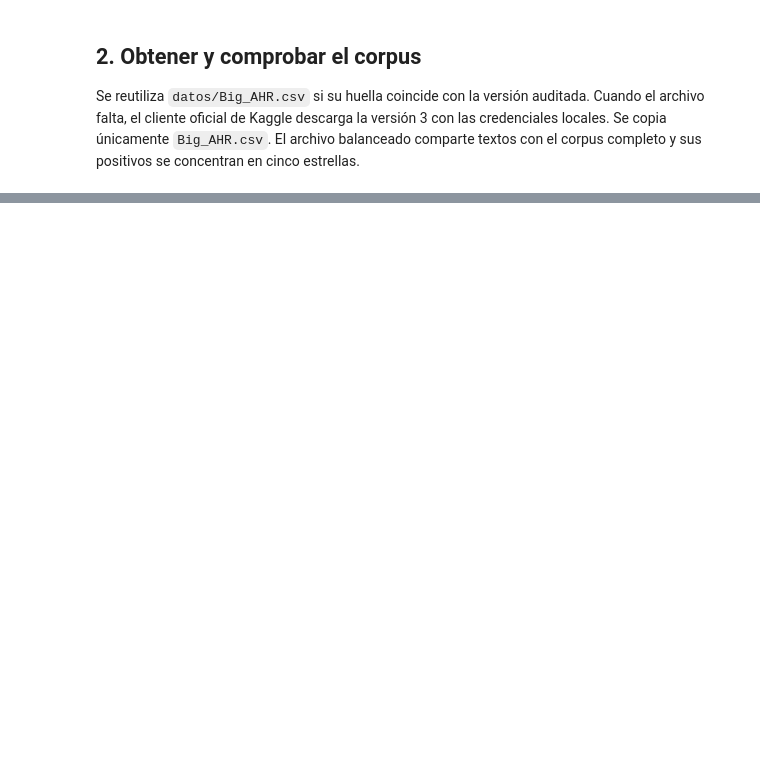
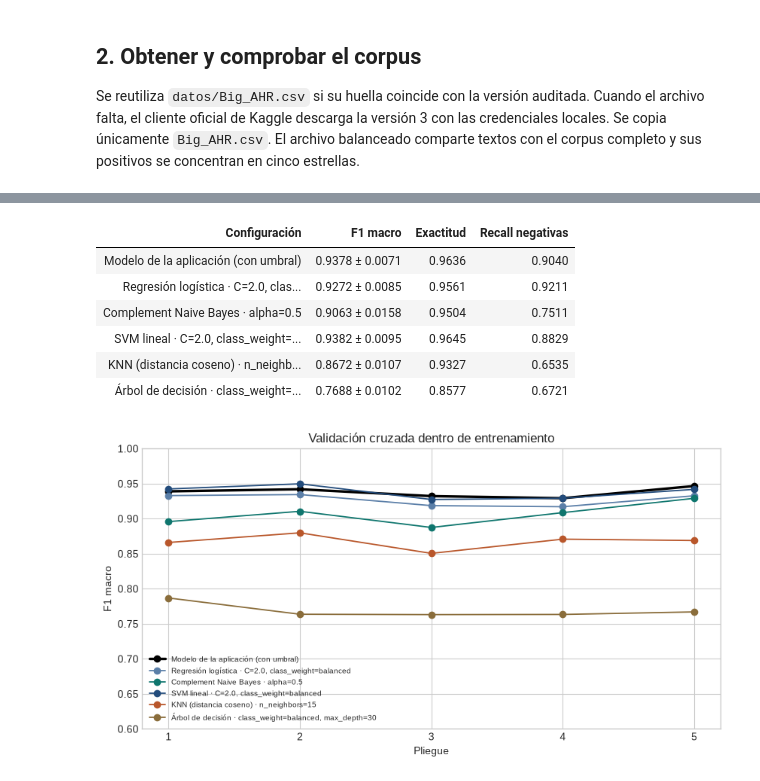
Before and after one commit to bvelastegui/hotel-reviews-ml, a Jupyter notebook: modelo_resenas.ipynb, the cells around one changed output, grey strips where cells are left out. Saved outputs shown, nothing was run; the diff lists cells and outputs as text; code cells hidden in the pictures; blank space fills up the shorter version.

```diff
--- a/modelo_resenas.ipynb
+++ b/modelo_resenas.ipynb
@@ -613,0 +704,78 @@ El desempeño mide la concordancia con etiquetas derivadas de estrellas en AHR.
+# %%
+def validacion_cruzada(configuraciones, filas, grupos_por_id, pliegues=5):
+    """Rota pliegues por grupos dentro de `filas` y reajusta cada pipeline por pliegue."""
+    from sklearn.base import clone
+
+    textos, etiquetas = textos_y_etiquetas(filas)
+    grupos = [grupos_por_id[fila["id"]] for fila in filas]
+    resultados = {nombre: [] for nombre in configuraciones}
+    divisor = StratifiedGroupKFold(n_splits=pliegues, shuffle=True, random_state=SEMILLA)
+    for numero, (ajuste, evaluacion) in enumerate(divisor.split(textos, etiquetas, grupos), start=1):
+        if {grupos[i] for i in ajuste} & {grupos[i] for i in evaluacion}:
+            raise RuntimeError(f"Se repiten grupos entre ajuste y evaluación en el pliegue {numero}")
+        for nombre, pipeline in configuraciones.items():
+            modelo = clone(pipeline).fit([textos[i] for i in ajuste], [etiquetas[i] for i in ajuste])
+            resultado, _ = evaluar(modelo, [filas[i] for i in evaluacion])
+            resultados[nombre].append({
+                "pliegue": numero,
+                "n_ajuste": len(ajuste),
+                "n_evaluacion": len(evaluacion),
+                "f1_macro": resultado["f1_macro"],
+                "exactitud": resultado["exactitud"],
+                "recall_negativas": resultado["negativa"]["recall"],
+            })
+    return resultados
+
+
+if VALIDACION_CRUZADA:
+    configuraciones = {"modelo_de_la_aplicacion": construir_modelo(
+        elegido["modelo"], umbral=valor_umbral, **elegido["parametros"])}
+    for familia, resultado in mejores_familia.items():
+        if familia != "mayoritario":
+            configuraciones[familia] = construir_modelo(familia, **resultado["parametros"])
+    pliegues = validacion_cruzada(configuraciones, conjuntos["entrenamiento"], grupos_por_id)
+    resumen_cv = {
+        nombre: {campo: {"media": mean(p[campo] for p in filas),
+                         "desviacion_estandar_muestral": stdev(p[campo] for p in filas)}
+                 for campo in ("f1_macro", "exactitud", "recall_negativas")}
+        for nombre, filas in pliegues.items()
+    }
+    nombres_cv = {"modelo_de_la_aplicacion": "Modelo de la aplicación (con umbral)",
+                  **{familia: f"{ALGORITMOS[familia]} · {describir_parametros(mejores_familia[familia]['parametros'])}"
+                     for familia in configuraciones if familia != "modelo_de_la_aplicacion"}}
+    display(pd.DataFrame([{
+        "Configuración": nombres_cv[nombre],
+        "F1 macro": f'{r["f1_macro"]["media"]:.4f} ± {r["f1_macro"]["desviacion_estandar_muestral"]:.4f}',
+        "Exactitud": f'{r["exactitud"]["media"]:.4f}',
+        "Recall negativas": f'{r["recall_negativas"]["media"]:.4f}',
+    } for nombre, r in resumen_cv.items()]).style.hide(axis="index"))
+    escribir_json(RESULTADOS / "revision_materia.json", {
+        "alcance": "Validación cruzada posterior a la selección, solo sobre entrenamiento",
+        "scikit_learn": version("scikit-learn"),
+        "n_entrenamiento": len(conjuntos["entrenamiento"]),
+        "sha256_particiones": particiones["sha256_particiones"],
+        "metodo": "StratifiedGroupKFold, 5 pliegues y semilla 42. Pipeline ajustado por pliegue.",
+        "configuraciones": {nombre: describir_modelo(modelo) for nombre, modelo in configuraciones.items()},
+        "resultados_por_pliegue": pliegues,
+        "resumen": resumen_cv,
+    })
+
+    fig, ax = plt.subplots(figsize=(8.5, 4.6))
+    for nombre in configuraciones:
+        color = "black" if nombre == "modelo_de_la_aplicacion" else COLORES_FAMILIA[nombre]
+        ax.plot([p["pliegue"] for p in pliegues[nombre]], [p["f1_macro"] for p in pliegues[nombre]],
+                marker="o", color=color, linewidth=2.4 if nombre == "modelo_de_la_aplicacion" else 1.3,
+                label=nombres_cv[nombre])
+    ax.set(title="Validación cruzada dentro de entrenamiento", xlabel="Pliegue", ylabel="F1 macro", ylim=(0.6, 1.0))
+    ax.set_xticks(range(1, 6))
+    ax.legend(loc="lower left", fontsize=7.5)
+    mostrar_figura(fig, "05_validacion_cruzada")
+# %% [output]
+| Configuración | F1 macro | Exactitud | Recall negativas |
+| Modelo de la aplicación (con umbral) | 0.9378 ± 0.0071 | 0.9636 | 0.9040 |
+| Regresión logística · C=2.0, clas... | 0.9272 ± 0.0085 | 0.9561 | 0.9211 |
+| Complement Naive Bayes · alpha=0.5 | 0.9063 ± 0.0158 | 0.9504 | 0.7511 |
+| SVM lineal · C=2.0, class_weight=... | 0.9382 ± 0.0095 | 0.9645 | 0.8829 |
+| KNN (distancia coseno) · n_neighb... | 0.8672 ± 0.0107 | 0.9327 | 0.6535 |
+| Árbol de decisión · class_weight=... | 0.7688 ± 0.0102 | 0.8577 | 0.6721 |
+[figure, added]
```
Also changed, not shown: parts of 43 cells of this notebook.
